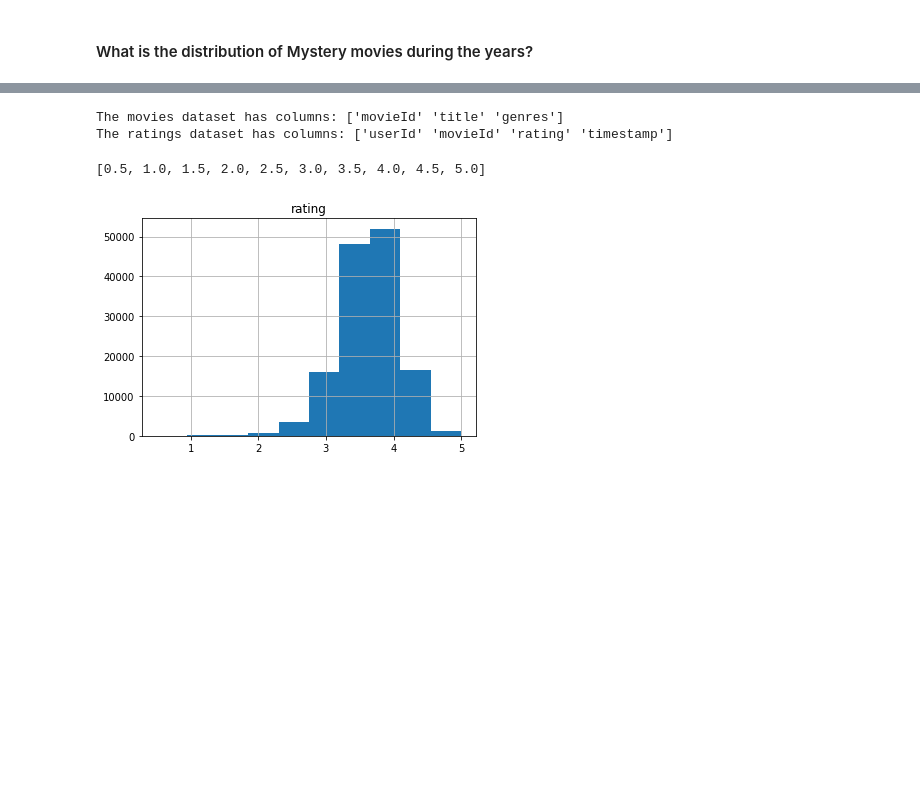
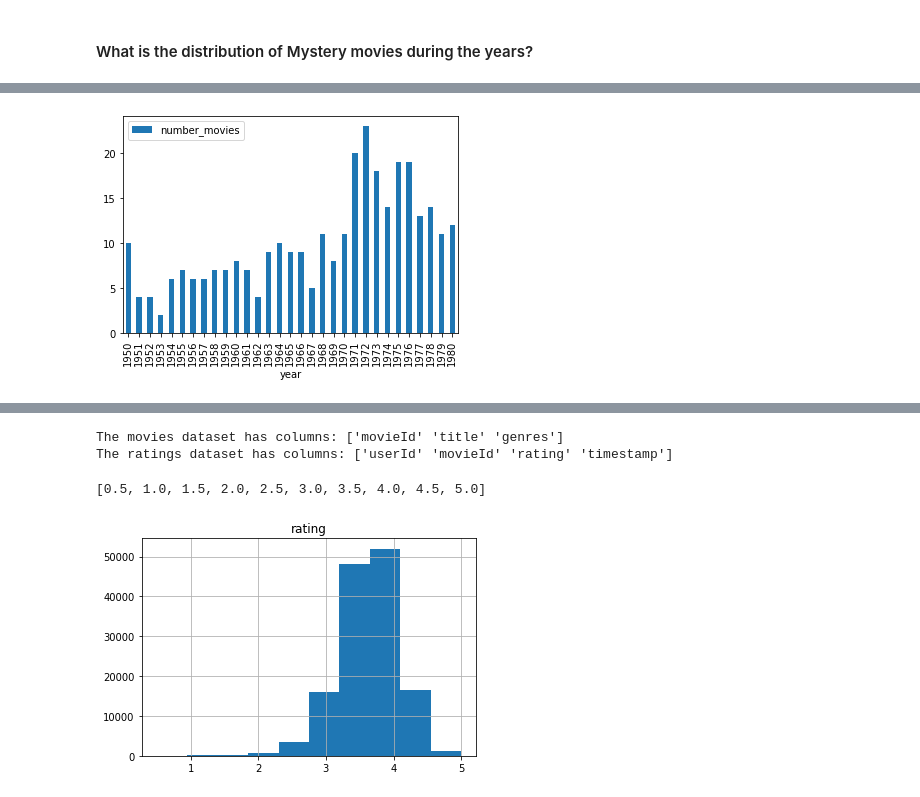
Before and after one commit to rcuevass/original-handson-packages, a Jupyter notebook: recommender systems/notebooks/1.0-movielens-eda.ipynb, the cells around one changed output, grey strips where cells are left out. Cells and saved outputs as stored; diff of their text form; code cells hidden in the pictures; blank space fills up the shorter version.

```diff
--- a/recommender systems/notebooks/1.0-movielens-eda.ipynb
+++ b/recommender systems/notebooks/1.0-movielens-eda.ipynb
@@ -215,0 +294,4 @@ KeyError: False
+# %%
+plot_distribution_year('1950','1980')
+# %% [output]
+[figure, added]
```
Also changed, not shown: parts of 41 cells of this notebook.
